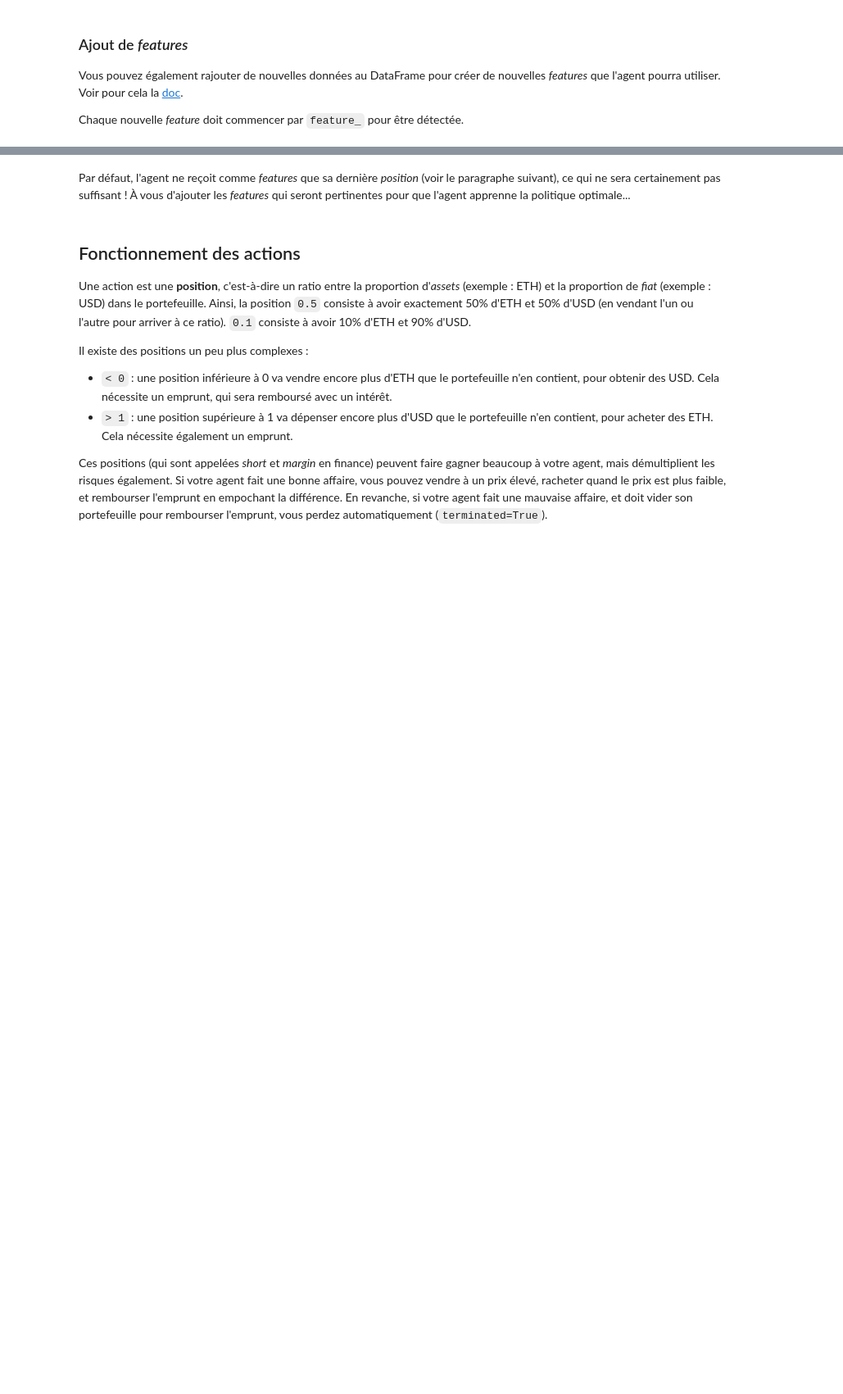
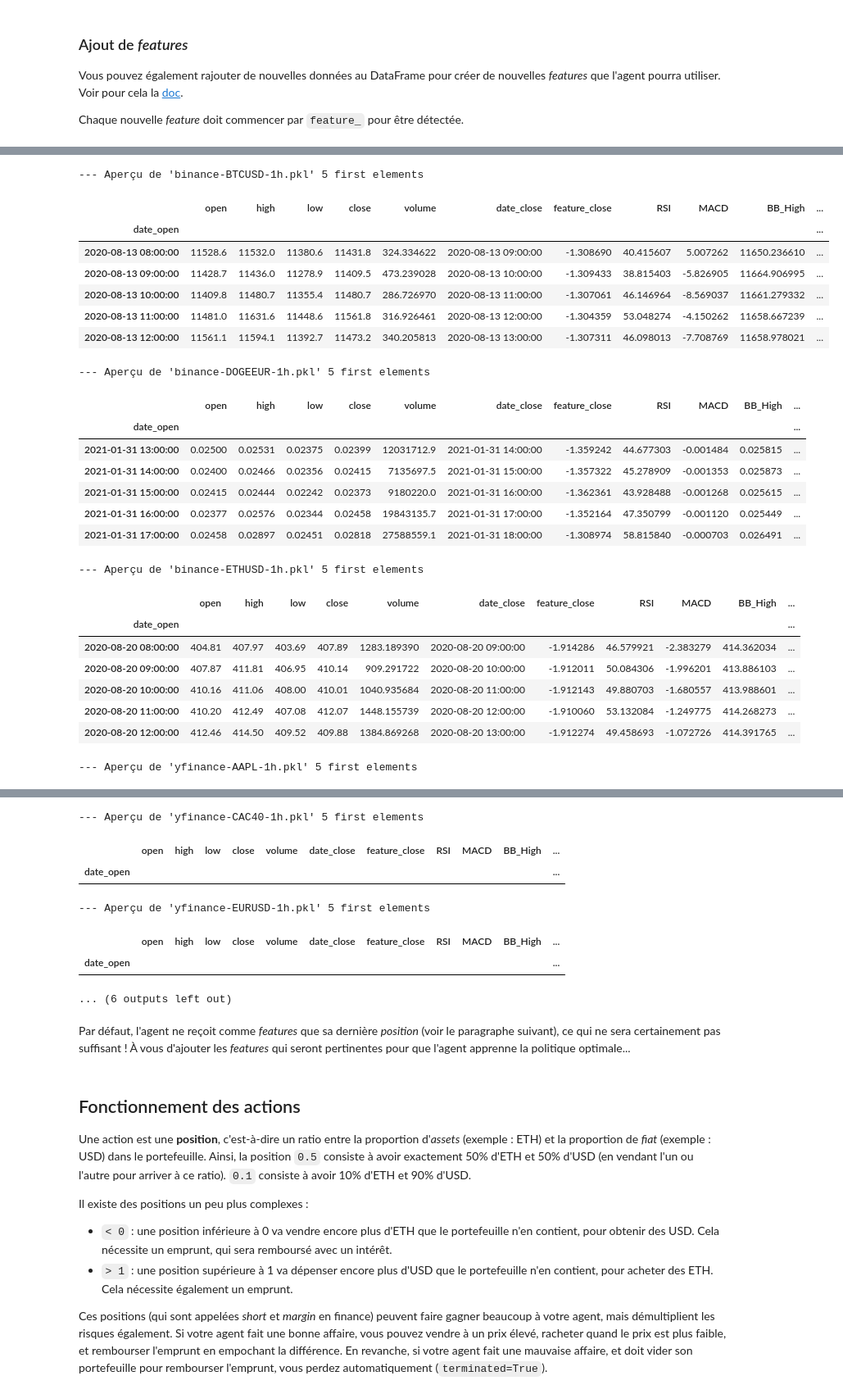
Before and after one commit to laetitiamontbarbon/RL-projet-trading, a Jupyter notebook: projet.ipynb, the cells around one changed output, grey strips where cells are left out. Shown at 82% size. Cells and saved outputs as stored; diff of their text form; code cells hidden in the pictures; blank space fills up the shorter version.

Commit message:
ajout de features

```diff
--- a/projet.ipynb
+++ b/projet.ipynb
@@ -71,15 +123,3 @@ Vous pouvez également rajouter de nouvelles données au DataFrame pour créer d
 Voir pour cela la [doc](https://gym-trading-env.readthedocs.io/en/latest/features.html).
 
 Chaque nouvelle *feature* doit commencer par `feature_` pour être détectée.
-# %%
-def preprocess(df):
-    df = df.sort_index()
-    df = df.dropna()
-    df = df.drop_duplicates()
-
-    df['feature_close'] = (df['close'] - df['close'].mean()) / df['close'].std()
-
-    return df
-
-df = preprocess(pd.read_pickle('./data/binance-ETHUSD-1h.pkl'))
-df.head(5)
@@ -93,0 +126,54 @@ df.head(5)
+# %%
+def preprocess(df):
+    df = df.sort_index()
+    df = df.dropna()
+    df = df.drop_duplicates()
+
+    df['feature_close'] = (df['close'] - df['close'].mean()) / df['close'].std()
+
+    # Ajout de nouvelles Features
+    df['RSI'] = ta.momentum.RSIIndicator(df['close'], window=14).rsi()
+    df['MACD'] = ta.trend.MACD(df['close']).macd()
+    df['BB_High'] = ta.volatility.BollingerBands(df['close']).bollinger_hband()
+    df['MA_20'] = df['close'].rolling(window=20).mean()
+    df['volume_norm'] = df['volume'] / df['volume'].rolling(window=50).mean()
+
+
+    df = df.dropna()
+
+    return df
+
+
+for filename in os.listdir('data'):
+    filepath = os.path.join('data', filename)
+
+    if os.path.isfile(filepath) and filename.endswith('.pkl'):
+        df = preprocess(pd.read_pickle(filepath))
+        print(f"\n--- Aperçu de '{filename}' 5 first elements")
+        display(df.head(5))
+# %% [output]
+--- Aperçu de 'binance-BTCUSD-1h.pkl' 5 first elements
+|  | open | high | low | close | volume | date_close | feature_close | RSI | MACD | BB_High | ... |
+| date_open |  |  |  |  |  |  |  |  |  |  | ... |
+| 2020-08-13 08:00:00 | 11528.6 | 11532.0 | 11380.6 | 11431.8 | 324.334622 | 2020-08-13 09:00:00 | -1.308690 | 40.415607 | 5.007262 | 11650.236610 | ... |
+| 2020-08-13 09:00:00 | 11428.7 | 11436.0 | 11278.9 | 11409.5 | 473.239028 | 2020-08-13 10:00:00 | -1.309433 | 38.815403 | -5.826905 | 11664.906995 | ... |
+| 2020-08-13 10:00:00 | 11409.8 | 11480.7 | 11355.4 | 11480.7 | 286.726970 | 2020-08-13 11:00:00 | -1.307061 | 46.146964 | -8.569037 | 11661.279332 | ... |
+| 2020-08-13 11:00:00 | 11481.0 | 11631.6 | 11448.6 | 11561.8 | 316.926461 | 2020-08-13 12:00:00 | -1.304359 | 53.048274 | -4.150262 | 11658.667239 | ... |
+| 2020-08-13 12:00:00 | 11561.1 | 11594.1 | 11392.7 | 11473.2 | 340.205813 | 2020-08-13 13:00:00 | -1.307311 | 46.098013 | -7.708769 | 11658.978021 | ... |
+--- Aperçu de 'binance-DOGEEUR-1h.pkl' 5 first elements
+|  | open | high | low | close | volume | date_close | feature_close | RSI | MACD | BB_High | ... |
+| date_open |  |  |  |  |  |  |  |  |  |  | ... |
+| 2021-01-31 13:00:00 | 0.02500 | 0.02531 | 0.02375 | 0.02399 | 12031712.9 | 2021-01-31 14:00:00 | -1.359242 | 44.677303 | -0.001484 | 0.025815 | ... |
+| 2021-01-31 14:00:00 | 0.02400 | 0.02466 | 0.02356 | 0.02415 | 7135697.5 | 2021-01-31 15:00:00 | -1.357322 | 45.278909 | -0.001353 | 0.025873 | ... |
+| 2021-01-31 15:00:00 | 0.02415 | 0.02444 | 0.02242 | 0.02373 | 9180220.0 | 2021-01-31 16:00:00 | -1.362361 | 43.928488 | -0.001268 | 0.025615 | ... |
+| 2021-01-31 16:00:00 | 0.02377 | 0.02576 | 0.02344 | 0.02458 | 19843135.7 | 2021-01-31 17:00:00 | -1.352164 | 47.350799 | -0.001120 | 0.025449 | ... |
+| 2021-01-31 17:00:00 | 0.02458 | 0.02897 | 0.02451 | 0.02818 | 27588559.1 | 2021-01-31 18:00:00 | -1.308974 | 58.815840 | -0.000703 | 0.026491 | ... |
+--- Aperçu de 'binance-ETHUSD-1h.pkl' 5 first elements
+|  | open | high | low | close | volume | date_close | feature_close | RSI | MACD | BB_High | ... |
+| date_open |  |  |  |  |  |  |  |  |  |  | ... |
+| 2020-08-20 08:00:00 | 404.81 | 407.97 | 403.69 | 407.89 | 1283.189390 | 2020-08-20 09:00:00 | -1.914286 | 46.579921 | -2.383279 | 414.362034 | ... |
+| 2020-08-20 09:00:00 | 407.87 | 411.81 | 406.95 | 410.14 | 909.291722 | 2020-08-20 10:00:00 | -1.912011 | 50.084306 | -1.996201 | 413.886103 | ... |
+| 2020-08-20 10:00:00 | 410.16 | 411.06 | 408.00 | 410.01 | 1040.935684 | 2020-08-20 11:00:00 | -1.912143 | 49.880703 | -1.680557 | 413.988601 | ... |
+| 2020-08-20 11:00:00 | 410.20 | 412.49 | 407.08 | 412.07 | 1448.155739 | 2020-08-20 12:00:00 | -1.910060 | 53.132084 | -1.249775 | 414.268273 | ... |
+| 2020-08-20 12:00:00 | 412.46 | 414.50 | 409.52 | 409.88 | 1384.869268 | 2020-08-20 13:00:00 | -1.912274 | 49.458693 | -1.072726 | 414.391765 | ... |
+--- Aperçu de 'yfinance-AAPL-1h.pkl' 5 first elements
@@ -94,3 +187,10 @@ df.head(5)
+--- Aperçu de 'yfinance-CAC40-1h.pkl' 5 first elements
+|  | open | high | low | close | volume | date_close | feature_close | RSI | MACD | BB_High | ... |
+| date_open |  |  |  |  |  |  |  |  |  |  | ... |
+--- Aperçu de 'yfinance-EURUSD-1h.pkl' 5 first elements
+|  | open | high | low | close | volume | date_close | feature_close | RSI | MACD | BB_High | ... |
+| date_open |  |  |  |  |  |  |  |  |  |  | ... |
+... (6 outputs left out)
 # %% [markdown]
 Par défaut, l'agent ne reçoit comme *features* que sa dernière *position* (voir le paragraphe suivant), ce qui ne sera certainement pas suffisant ! À vous d'ajouter les *features* qui seront pertinentes pour que l'agent apprenne la politique optimale...
 # %% [markdown]
```
Also changed, not shown: parts of 12 cells of this notebook.
